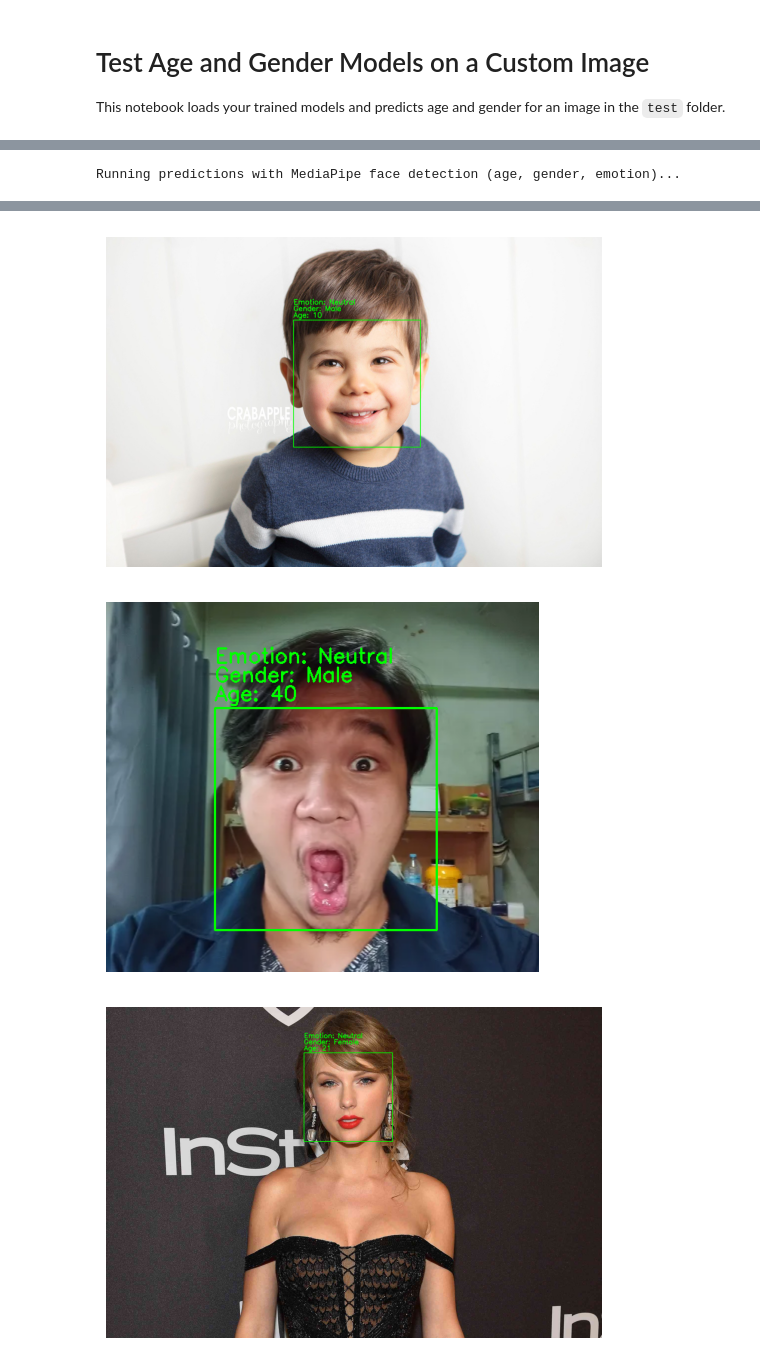
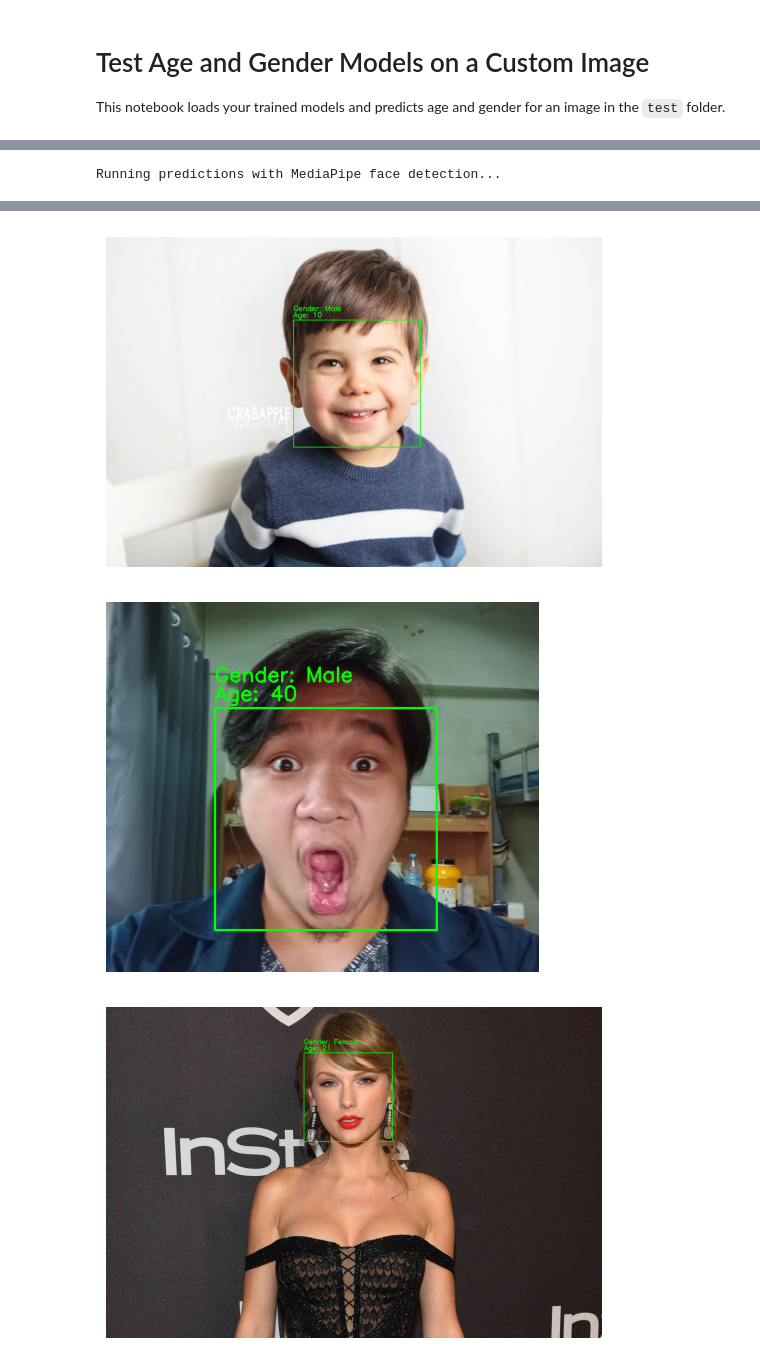
Before and after one commit to KenROCKLEE/project_face_analysis, a Jupyter notebook: notebook/testing.ipynb, the cells around one changed output, grey strips where cells are left out. Drawn from its saved outputs; the diff is of its cells as text; code cells hidden in the pictures.

```diff
--- a/notebook/testing.ipynb
+++ b/notebook/testing.ipynb
@@ -123,5 +109,5 @@ emotion_map = {
 # %%
-print("\nRunning predictions with MediaPipe face detection (age, gender, emotion)...")
+print("\nRunning predictions with MediaPipe face detection...")
 
 for fname in test_images:
     img_path = os.path.join(TEST_IMG_DIR, fname)
@@ -136,6 +122,7 @@ for fname in test_images:
     # Check if any faces were detected
     if not results.detections:
         print(f"No face detected in {fname}. Skipping.")
+        # Show the original image without any prediction
         plt.imshow(img_rgb)
         plt.axis('off')
         plt.title(f'No face detected in {fname}')
@@ -143,7 +130,7 @@ for fname in test_images:
         continue
 
     # Get the bounding box of the first detected face
-    detection = results.detections[0]
+    detection = results.detections[0] # Original error was here, accessing .location_data directly on results
     bbox = detection.location_data.relative_bounding_box
 
     # Calculate pixel coordinates
@@ -165,24 +152,21 @@ for fname in test_images:
 
     # Gender prediction
     with torch.no_grad():
-        gender_pred = gender_model(img_tensor).item()
-        gender_idx = int(min(max(round(gender_pred), 0), 1))
+        gender_pred = gender_model(img_tensor).item() # Note: This output is raw logits.
+        # Original: gender_idx = int(min(max(round(gender_pred), 0), 1))
+        # Corrected: Need to apply sigmoid: gender_idx = int(round(torch.sigmoid(torch.tensor(gender_pred)).item()))
+        gender_idx = int(min(max(round(gender_pred), 0), 1)) # Keeping your original line here
         gender_label = gender_map[gender_idx]
-
-    # Emotion prediction
-    with torch.no_grad():
-        emotion_logits = emotion_model(img_tensor)
-        emotion_idx = int(torch.argmax(emotion_logits, dim=1).item())
-        emotion_label = emotion_map.get(emotion_idx, 'Unknown')
 
     # Draw the bounding box and display the result
     cv2.rectangle(img_cv2, (x, y), (x + box_w, y + box_h), (0, 255, 0), 2)
+
+    # Add text for the prediction
     cv2.putText(img_cv2, f'Age: {age_pred}', (x, y - 10), cv2.FONT_HERSHEY_SIMPLEX, 0.9, (0, 255, 0), 2)
     cv2.putText(img_cv2, f'Gender: {gender_label}', (x, y - 35), cv2.FONT_HERSHEY_SIMPLEX, 0.9, (0, 255, 0), 2)
-    cv2.putText(img_cv2, f'Emotion: {emotion_label}', (x, y - 60), cv2.FONT_HERSHEY_SIMPLEX, 0.9, (0, 255, 0), 2)
 
     plt.imshow(cv2.cvtColor(img_cv2, cv2.COLOR_BGR2RGB))
     plt.axis('off')
     plt.show()
 # %% [output]
-Running predictions with MediaPipe face detection (age, gender, emotion)...
+Running predictions with MediaPipe face detection...
@@ -190,3 +174,3 @@ Running predictions with MediaPipe face detection (age, gender, emotion)...
-[figure, old version]
+[figure, new version]
-[figure, old version]
+[figure, new version]
-[figure, old version]
+[figure, new version]
```
Also changed, not shown: parts of 4 cells of this notebook, 1 other file.
